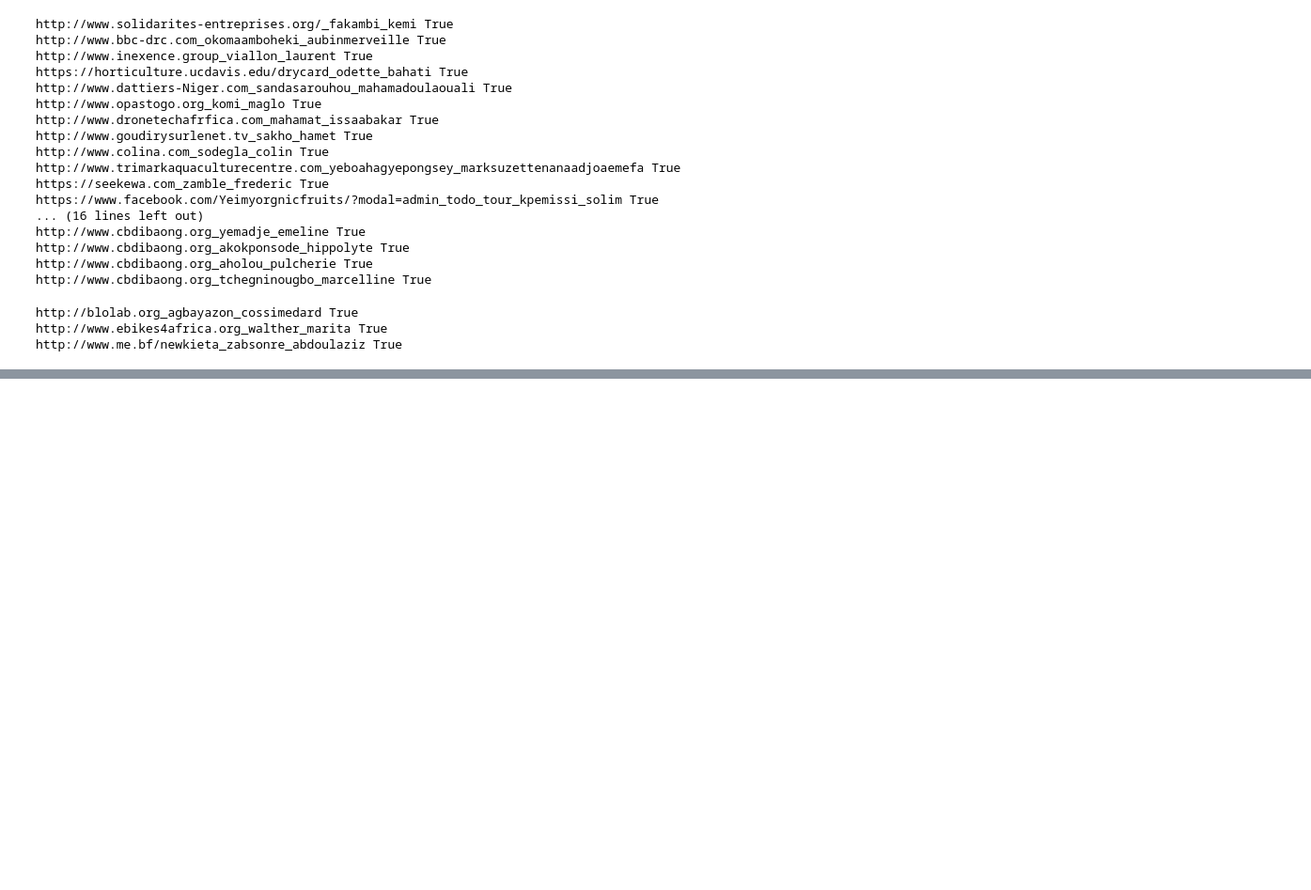
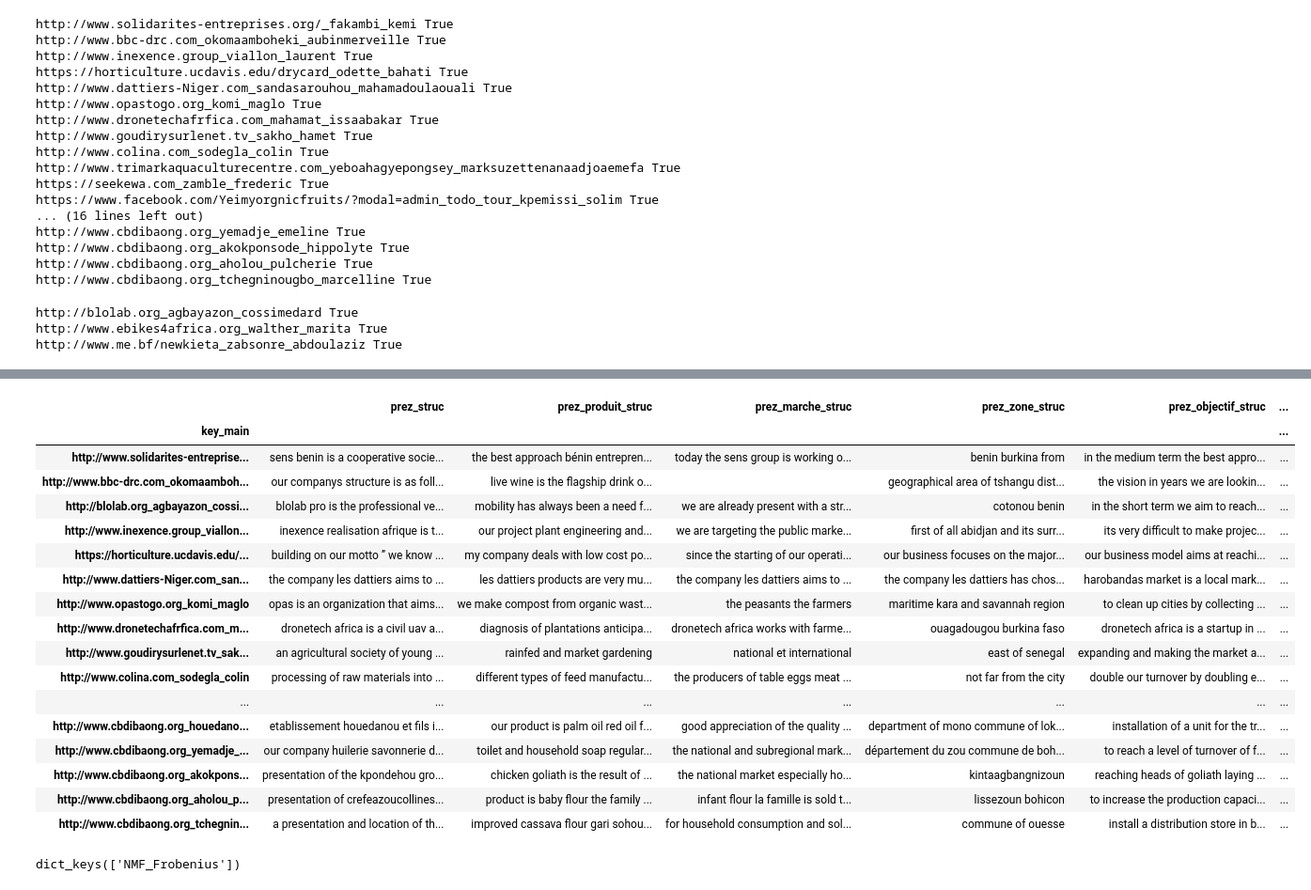
Before and after one commit to Digital-Africa/Base_Challenge_1000, a Jupyter notebook: tuto.ipynb, the cells around one changed output, grey strips where cells are left out. Shown: that part at 94% size. Cells and saved outputs as stored; diff of their text form; code cells hidden in the pictures; blank space fills up the shorter version.

```diff
--- a/tuto.ipynb
+++ b/tuto.ipynb
@@ -718,0 +829,25 @@ http://www.me.bf/newkieta_zabsonre_abdoulaziz True
+# %%
+text[text.index.isin(missing)]
+# %% [output]
+|  | prez_struc | prez_produit_struc | prez_marche_struc | prez_zone_struc | prez_objectif_struc | ... |
+| key_main |  |  |  |  |  | ... |
+| http://www.solidarites-entreprise... | sens benin is a cooperative socie... | the best approach bénin entrepren... | today the sens group is working o... | benin burkina from | in the medium term the best appro... | ... |
+| http://www.bbc-drc.com_okomaamboh... | our companys structure is as foll... | live wine is the flagship drink o... |  | geographical area of tshangu dist... | the vision in years we are lookin... | ... |
+| http://blolab.org_agbayazon_cossi... | blolab pro is the professional ve... | mobility has always been a need f... | we are already present with a str... | cotonou benin | in the short term we aim to reach... | ... |
+| http://www.inexence.group_viallon... | inexence realisation afrique is t... | our project plant engineering and... | we are targeting the public marke... | first of all abidjan and its surr... | its very difficult to make projec... | ... |
+| https://horticulture.ucdavis.edu/... | building on our motto ’’ we know ... | my company deals with low cost po... | since the starting of our operati... | our business focuses on the major... | our business model aims at reachi... | ... |
+| http://www.dattiers-Niger.com_san... | the company les dattiers aims to ... | les dattiers products are very mu... | the company les dattiers aims to ... | the company les dattiers has chos... | harobandas market is a local mark... | ... |
+| http://www.opastogo.org_komi_maglo | opas is an organization that aims... | we make compost from organic wast... | the peasants the farmers | maritime kara and savannah region | to clean up cities by collecting ... | ... |
+| http://www.dronetechafrfica.com_m... | dronetech africa is a civil uav a... | diagnosis of plantations anticipa... | dronetech africa works with farme... | ouagadougou burkina faso | dronetech africa is a startup in ... | ... |
+| http://www.goudirysurlenet.tv_sak... | an agricultural society of young ... | rainfed and market gardening | national et international | east of senegal | expanding and making the market a... | ... |
+| http://www.colina.com_sodegla_colin | processing of raw materials into ... | different types of feed manufactu... | the producers of table eggs meat ... | not far from the city | double our turnover by doubling e... | ... |
+| ... | ... | ... | ... | ... | ... | ... |
+| http://www.cbdibaong.org_houedano... | etablissement houedanou et fils i... | our product is palm oil red oil f... | good appreciation of the quality ... | department of mono commune of lok... | installation of a unit for the tr... | ... |
+| http://www.cbdibaong.org_yemadje_... | our company huilerie savonnerie d... | toilet and household soap regular... | the national and subregional mark... | département du zou commune de boh... | to reach a level of turnover of f... | ... |
+| http://www.cbdibaong.org_akokpons... | presentation of the kpondehou gro... | chicken goliath is the result of ... | the national market especially ho... | kintaagbangnizoun | reaching heads of goliath laying ... | ... |
+| http://www.cbdibaong.org_aholou_p... | presentation of crefeazoucollines... | product is baby flour the family ... | infant flour la famille is sold t... | lissezoun bohicon | to increase the production capaci... | ... |
+| http://www.cbdibaong.org_tchegnin... | a presentation and location of th... | improved cassava flour gari sohou... | for household consumption and sol... | commune of ouesse | install a distribution store in b... | ... |
+# %%
+models.keys()
+# %% [output]
+dict_keys(['NMF_Frobenius'])
```
Also changed, not shown: parts of 11 cells of this notebook, 3 other files.
